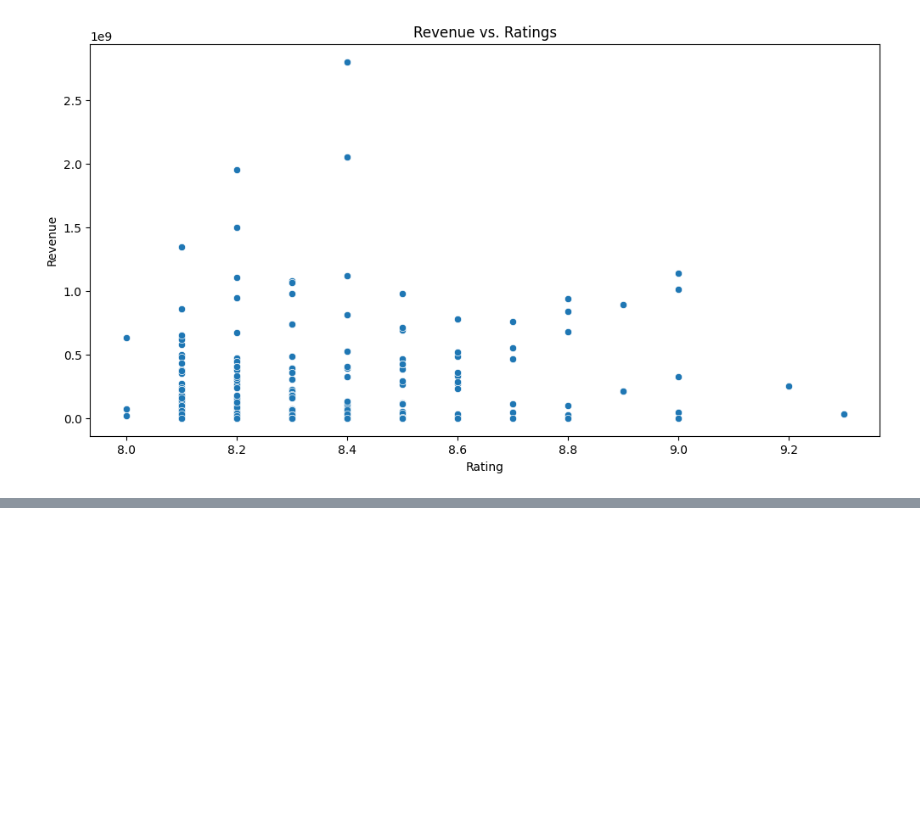
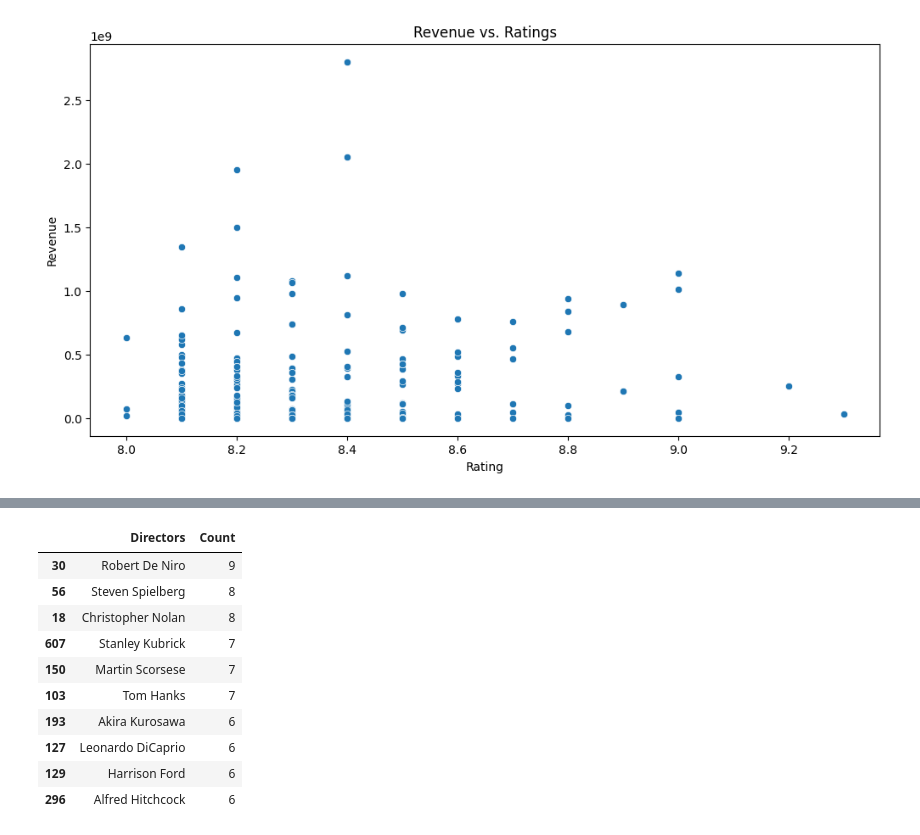
Before and after one commit to j2damax/eda_top_us_song, a Jupyter notebook: notebooks/eda_global_movies.ipynb, the cells around one changed output, grey strips where cells are left out. Saved outputs shown, nothing was run; the diff lists cells and outputs as text; code cells hidden in the pictures; blank space fills up the shorter version.

```diff
--- a/notebooks/eda_global_movies.ipynb
+++ b/notebooks/eda_global_movies.ipynb
@@ -625,0 +646,25 @@ plt.show()
+# %%
+# Step 2: Count the Occurrences
+
+# Flatten the list of directors and count occurrences
+all_directors = [director for sublist in movies_cleaned_df['directors_list'] for director in sublist]
+director_counts = Counter(all_directors)
+
+# Convert to DataFrame for easier manipulation
+director_counts_df = pd.DataFrame(director_counts.items(), columns=['Directors', 'Count'])
+director_counts_df = director_counts_df.sort_values(by='Count', ascending=False)
+
+# Display the top 10 directors
+director_counts_df.head(10)
+# %% [output]
+|  | Directors | Count |
+| 30 | Robert De Niro | 9 |
+| 56 | Steven Spielberg | 8 |
+| 18 | Christopher Nolan | 8 |
+| 607 | Stanley Kubrick | 7 |
+| 150 | Martin Scorsese | 7 |
+| 103 | Tom Hanks | 7 |
+| 193 | Akira Kurosawa | 6 |
+| 127 | Leonardo DiCaprio | 6 |
+| 129 | Harrison Ford | 6 |
+| 296 | Alfred Hitchcock | 6 |
```
Also changed, not shown: parts of 6 cells of this notebook.
